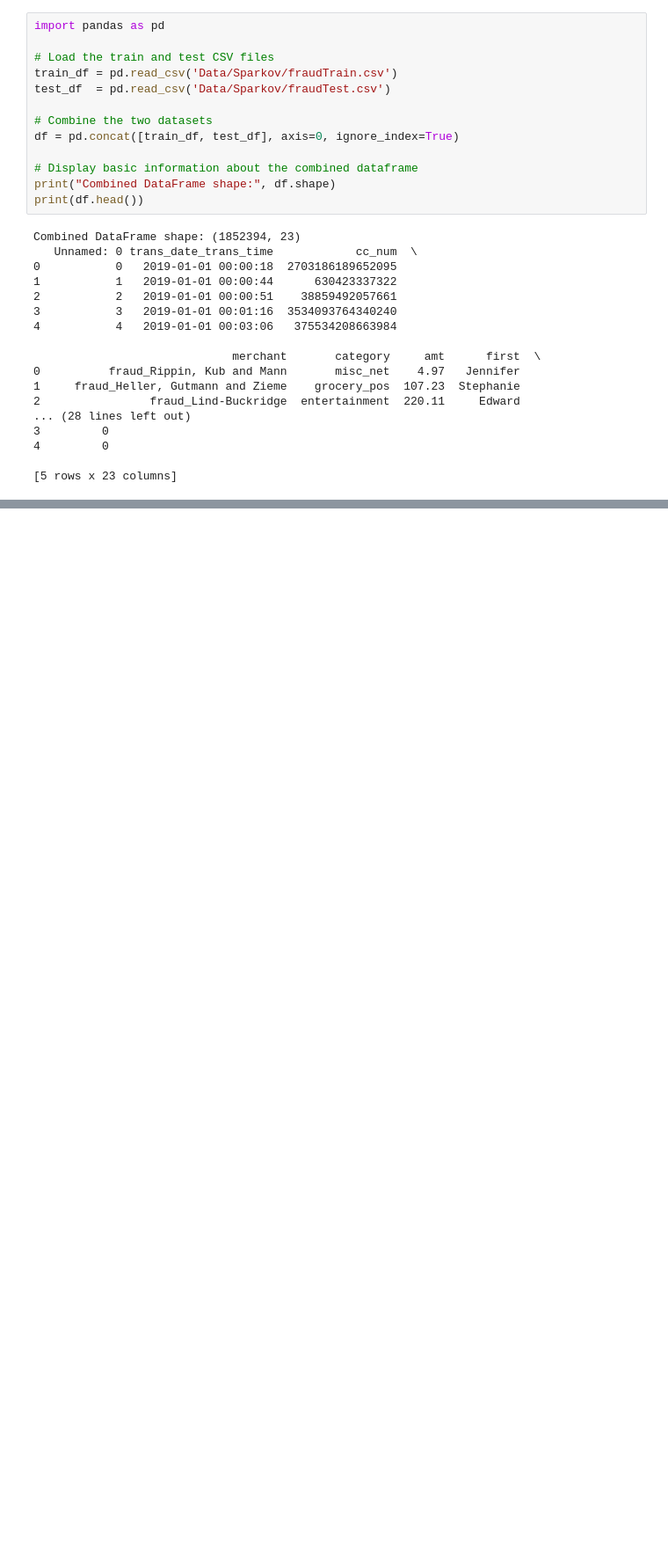
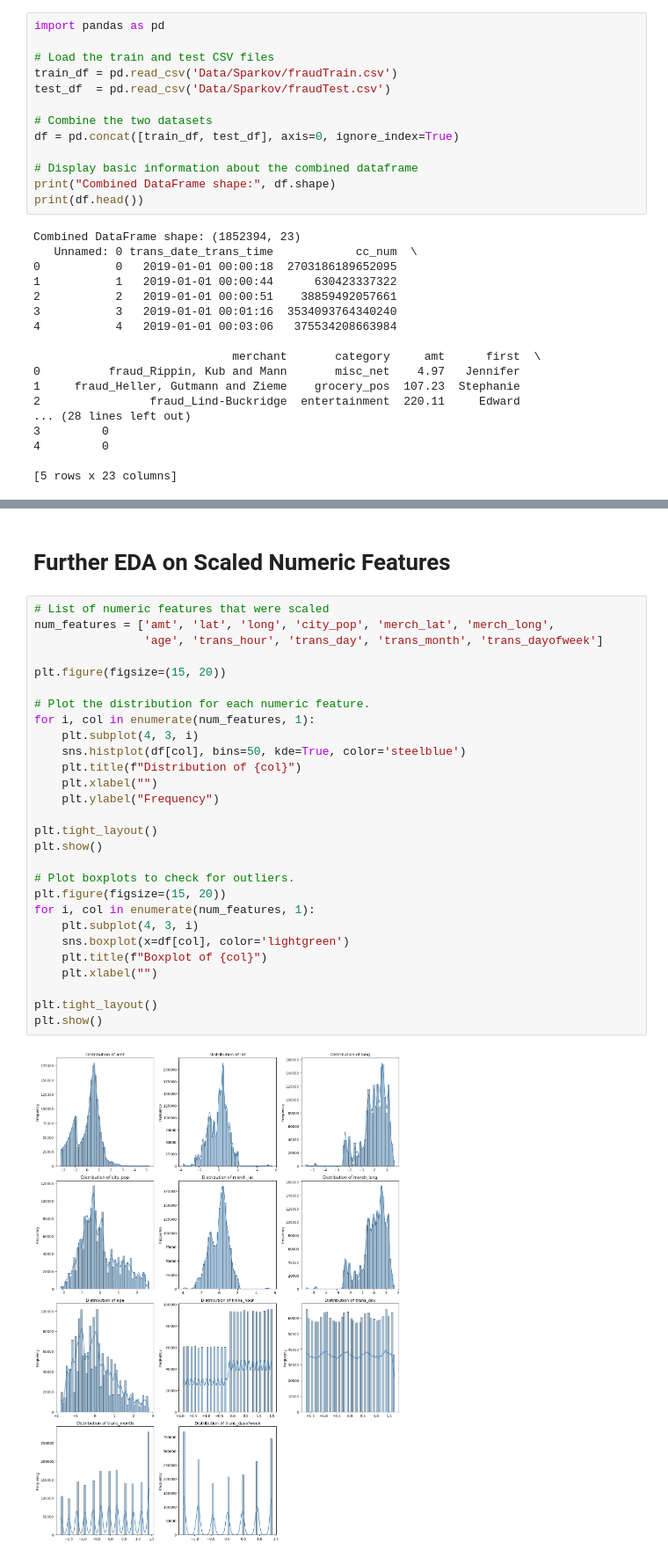
Before and after one commit to RaghuRamSatt/FraudFusion, a Jupyter notebook: Data_Preprocessing.ipynb, the cells around one changed output, grey strips where cells are left out. Shown at 88% size. Saved outputs shown, nothing was run; the diff lists cells and outputs as text; blank space fills up the shorter version.

```diff
--- a/Data_Preprocessing.ipynb
+++ b/Data_Preprocessing.ipynb
@@ -352,0 +438,32 @@ Combined DataFrame shape: (1852394, 23)
+# %% [markdown]
+# Further EDA on Scaled Numeric Features
+# %%
+# List of numeric features that were scaled
+num_features = ['amt', 'lat', 'long', 'city_pop', 'merch_lat', 'merch_long',
+                'age', 'trans_hour', 'trans_day', 'trans_month', 'trans_dayofweek']
+
+plt.figure(figsize=(15, 20))
+
+# Plot the distribution for each numeric feature.
+for i, col in enumerate(num_features, 1):
+    plt.subplot(4, 3, i)
+    sns.histplot(df[col], bins=50, kde=True, color='steelblue')
+    plt.title(f"Distribution of {col}")
+    plt.xlabel("")
+    plt.ylabel("Frequency")
+
+plt.tight_layout()
+plt.show()
+
+# Plot boxplots to check for outliers.
+plt.figure(figsize=(15, 20))
+for i, col in enumerate(num_features, 1):
+    plt.subplot(4, 3, i)
+    sns.boxplot(x=df[col], color='lightgreen')
+    plt.title(f"Boxplot of {col}")
+    plt.xlabel("")
+
+plt.tight_layout()
+plt.show()
+# %% [output]
+[figure, added]
```
Also changed, not shown: parts of 37 cells of this notebook, 3 other files.
